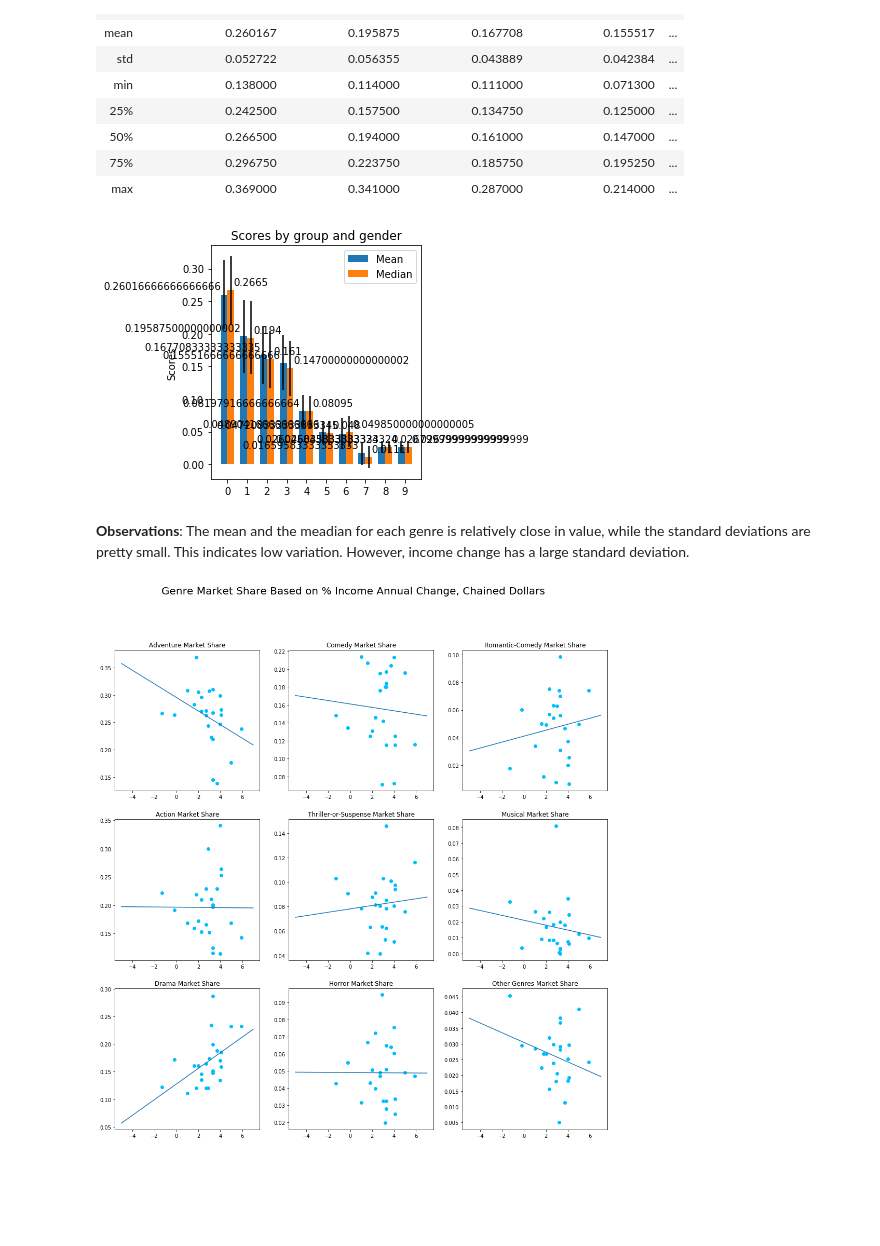
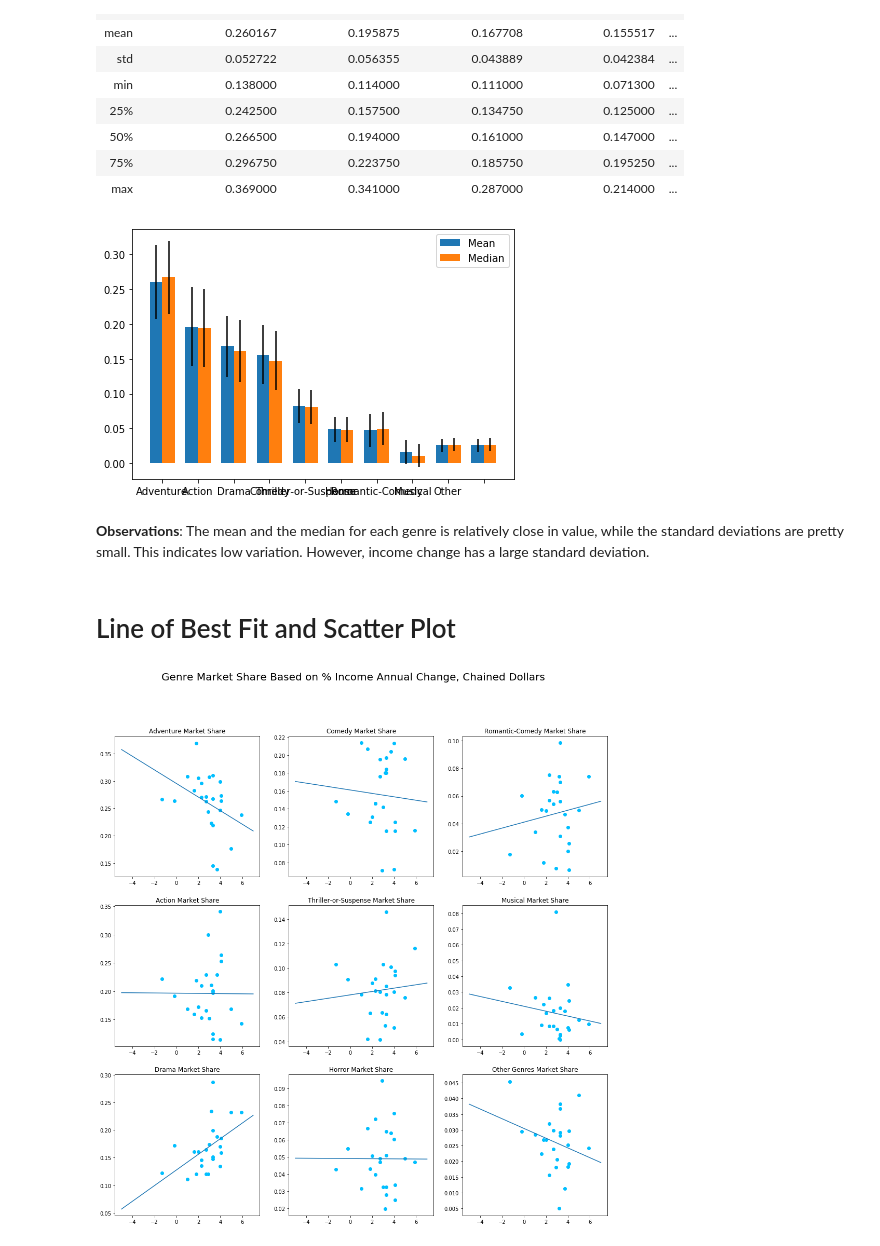
Before and after one commit to ss2944/data-sci, a Jupyter notebook: Saumya-Market-Share-And-Income.ipynb, the cells around one changed output. Saved outputs shown, nothing was run; the diff lists cells and outputs as text; code cells hidden in the pictures; blank space fills up the shorter version.

```diff
--- a/Saumya-Market-Share-And-Income.ipynb
+++ b/Saumya-Market-Share-And-Income.ipynb
@@ -36,61 +36,43 @@ for c in col:
     stats[c]=[summary[c][5],summary[c][1],summary[c][2]]
 stats[income]=[summary[c][5],summary[c][1],summary[c][2]]
 stats.index = ['Med','Mean', 'StDev']
+# %%
+labels=[]
+for i in col:
+    word =i[0:i.find(' ')]
+    labels.append(word)
 # %%
 means =stats.loc['Mean']
 stdev = stats.loc['StDev']
 med = stats.loc['Med']
 
 ind = np.arange(10)  # the x locations for the groups
 width = 0.35  # the width of the bars
 
 fig, ax = plt.subplots()
 rects1 = ax.bar(ind - width/2, means, width, yerr=stdev, label='Mean')
 rects2 = ax.bar(ind + width/2, med, width, yerr=stdev, label='Median')
 
 
 
-ax.set_ylabel('Scores')
-ax.set_title('Scores by group and gender')
+#ax.set_ylabel('Scores')
+#ax.set_title('Scores by group and gender')
 ax.set_xticks(ind)
-#ax.set_xticklabels(('G1', 'G2', 'G3', 'G4', 'G5'))
+ax.set_xticklabels(labels)
 ax.legend()
 
 
-def autolabel(rects, xpos='center'):
-    """
-    Attach a text label above each bar in *rects*, displaying its height.
-
-    *xpos* indicates which side to place the text w.r.t. the center of
-    the bar. It can be one of the following {'center', 'right', 'left'}.
-    """
-
-    ha = {'center': 'center', 'right': 'left', 'left': 'right'}
-    offset = {'center': 0, 'right': 1, 'left': -1}
-
-    for rect in rects:
-        height = rect.get_height()
-        ax.annotate('{}'.format(height),
-                    xy=(rect.get_x() + rect.get_width() / 2, height),
-                    xytext=(offset[xpos]*3, 3),  # use 3 points offset
-                    textcoords="offset points",  # in both directions
-                    ha=ha[xpos], va='bottom')
-
-
-autolabel(rects1, "left")
-autolabel(rects2, "right")
 
 fig.tight_layout()
 
 
-
-
-
 plt.show()
 # %% [output]
-[figure, old version]
+[figure, new version]
 # %% [markdown]
-**Observations**: The mean and the meadian for each genre is relatively close in value, while the standard deviations are pretty small. This indicates low variation. However, income change has a large standard deviation.
+**Observations**: The mean and the median for each genre is relatively close in value, while the standard deviations are pretty small. This indicates low variation. However, income change has a large standard deviation.
+# %% [markdown]
+# Line of Best Fit and Scatter Plot
 # %%
 xaxs = 0
 yaxs = 0
```
Also changed, not shown: parts of 9 cells of this notebook.
